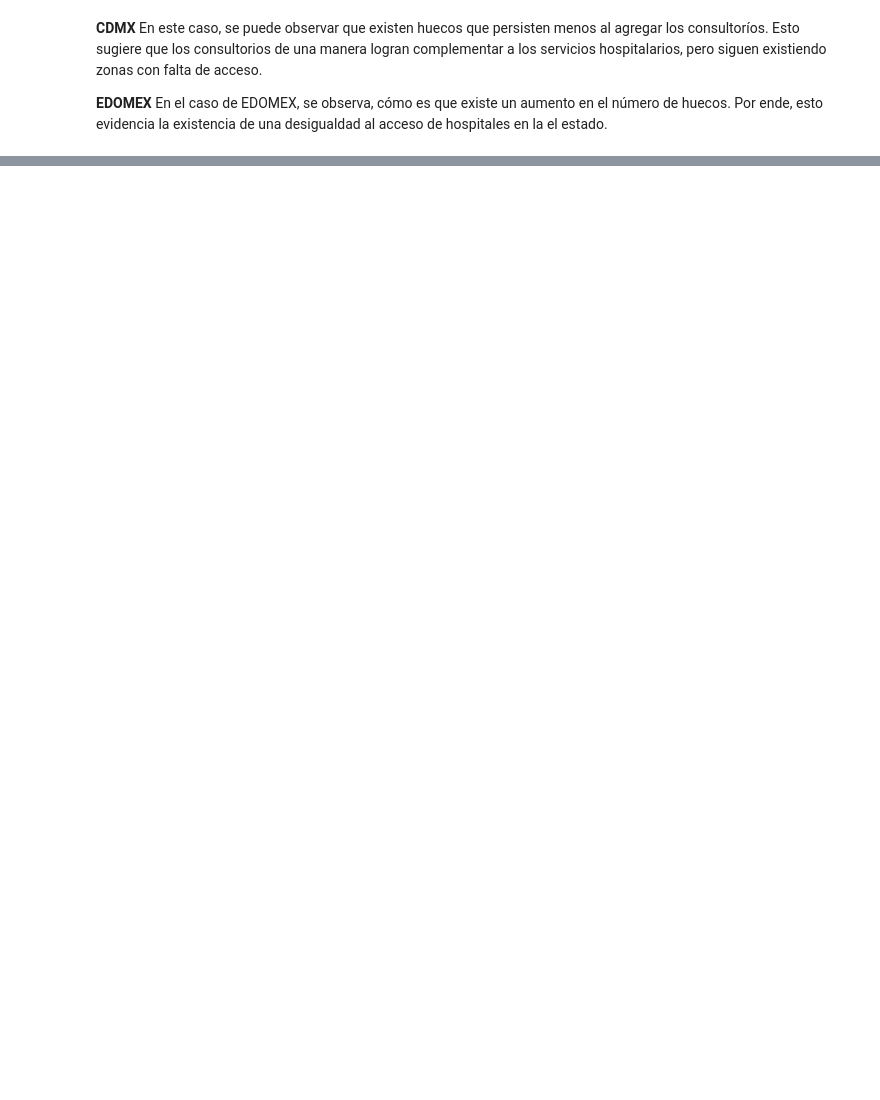
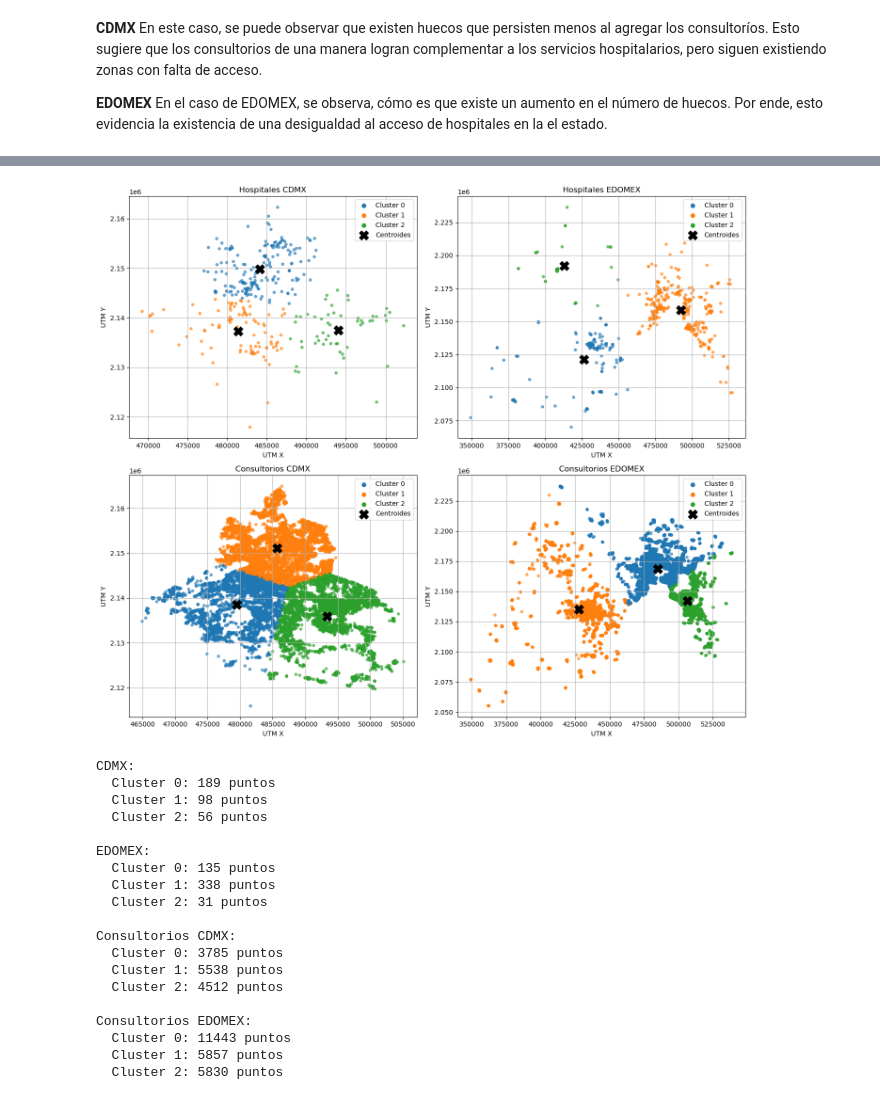
Before and after one commit to A01659576/An-lisis-de-Datos-econ-micos-Geolocalizados-utilizando-Persistencia-Homol-gica, a Jupyter notebook: RetoTopologia62.ipynb, the cells around one changed output, grey strips where cells are left out. Cells and saved outputs as stored; diff of their text form; code cells hidden in the pictures; blank space fills up the shorter version.

```diff
--- a/RetoTopologia62.ipynb
+++ b/RetoTopologia62.ipynb
@@ -1069,0 +1214,78 @@ En el caso de EDOMEX, se observa, cómo es que existe un aumento en el número d
+# %%
+from sklearn.cluster import KMeans
+import matplotlib.pyplot as plt
+import numpy as np
+
+k = 3
+
+# ── crear modelos y obtener etiquetas ─────────────────────────────
+km_hosp_cdmx = KMeans(n_clusters=k, random_state=42, n_init=10)
+labels_hosp_cdmx = km_hosp_cdmx.fit_predict(points_hosp_cdmx)
+
+km_hosp_edomex = KMeans(n_clusters=k, random_state=42, n_init=10)
+labels_hosp_edomex = km_hosp_edomex.fit_predict(points_hosp_edomex)
+
+km_cons_cdmx = KMeans(n_clusters=k, random_state=42, n_init=10)
+labels_cons_cdmx = km_cons_cdmx.fit_predict(points_cons_cdmx)
+
+km_cons_edomex = KMeans(n_clusters=k, random_state=42, n_init=10)
+labels_cons_edomex = km_cons_edomex.fit_predict(points_cons_edomex)
+
+# ── Visualización ────────────────────────────────────────────────
+fig, axes = plt.subplots(2, 2, figsize=(14, 12))
+axes = axes.flatten()
+
+for ax, puntos, labels, km, titulo in zip(
+    axes,
+    [points_hosp_cdmx, points_hosp_edomex, points_cons_cdmx, points_cons_edomex],
+    [labels_hosp_cdmx, labels_hosp_edomex, labels_cons_cdmx, labels_cons_edomex],
+    [km_hosp_cdmx, km_hosp_edomex, km_cons_cdmx, km_cons_edomex],
+    ['Hospitales CDMX', 'Hospitales EDOMEX', 'Consultorios CDMX', 'Consultorios EDOMEX']
+):
+    sc = ax.scatter(puntos[:, 0], puntos[:, 1],
+                    c=labels, cmap='tab10', s=15, alpha=0.6, vmin=0, vmax=9)
+    ax.scatter(km.cluster_centers_[:, 0], km.cluster_centers_[:, 1],
+               c='black', marker='X', s=200, zorder=5)
+
+    # Leyenda con los colores exactos del cmap
+    for i in range(k):
+        ax.scatter([], [], color=plt.cm.tab10(i / 10), label=f'Cluster {i}')
+    ax.scatter([], [], c='black', marker='X', s=200, label='Centroides')
+
+    ax.set_title(titulo)
+    ax.set_xlabel('UTM X')
+    ax.set_ylabel('UTM Y')
+    ax.legend()
+    ax.grid(True)
+
+
+plt.tight_layout()
+plt.show()
+
+# ── Tamaño de cada cluster
+for nombre, labels in [('CDMX', labels_hosp_cdmx), ('EDOMEX', labels_hosp_edomex),
+                        ('Consultorios CDMX', labels_cons_cdmx), ('Consultorios EDOMEX', labels_cons_edomex)]:
+    print(f"\n{nombre}:")
+    for i in range(k):
+        print(f"  Cluster {i}: {(labels == i).sum()} puntos")
+# %% [output]
+[figure, added]
+CDMX:
+  Cluster 0: 189 puntos
+  Cluster 1: 98 puntos
+  Cluster 2: 56 puntos
+
+EDOMEX:
+  Cluster 0: 135 puntos
+  Cluster 1: 338 puntos
+  Cluster 2: 31 puntos
+
+Consultorios CDMX:
+  Cluster 0: 3785 puntos
+  Cluster 1: 5538 puntos
+  Cluster 2: 4512 puntos
+
+Consultorios EDOMEX:
+  Cluster 0: 11443 puntos
+  Cluster 1: 5857 puntos
+  Cluster 2: 5830 puntos
```
Also changed, not shown: parts of 40 cells of this notebook.
